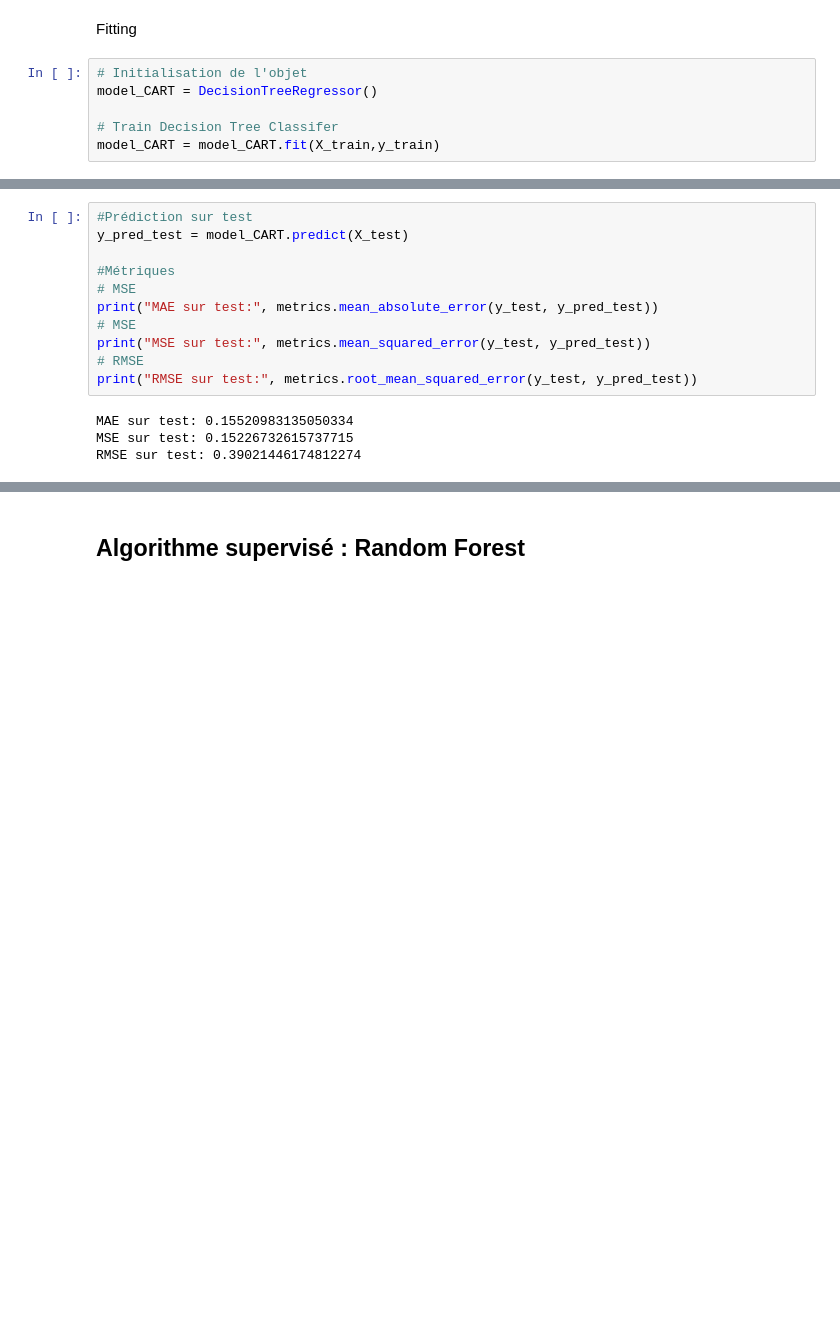
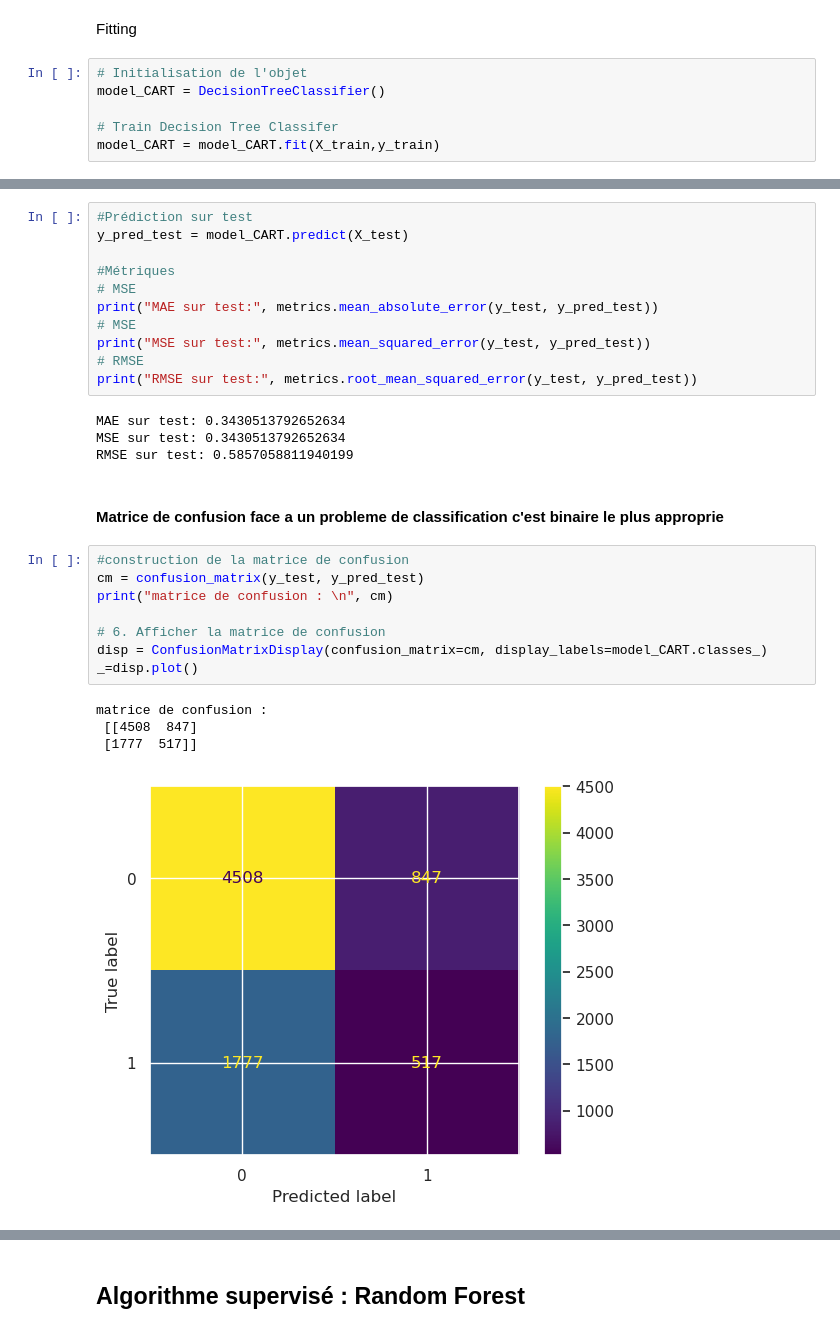
Before and after one commit to Ulrichnk/Projet_macahine_learning, a Jupyter notebook: projet.ipynb, the cells around one changed output, grey strips where cells are left out. Cells and saved outputs as stored; diff of their text form; blank space fills up the shorter version.

```diff
--- a/projet.ipynb
+++ b/projet.ipynb
@@ -744,7 +815,7 @@ X_train, X_test, y_train, y_test = train_test_split(X, Y, test_size=0.2, random_
 Fitting
 # %%
 # Initialisation de l'objet
-model_CART = DecisionTreeRegressor()
+model_CART = DecisionTreeClassifier()
 
 # Train Decision Tree Classifer
 model_CART = model_CART.fit(X_train,y_train)
@@ -775,6 +846,21 @@ print("MSE sur test:", metrics.mean_squared_error(y_test, y_pred_test))
 # RMSE
 print("RMSE sur test:", metrics.root_mean_squared_error(y_test, y_pred_test))
 # %% [output]
-MAE sur test: 0.15520983135050334
-MSE sur test: 0.15226732615737715
-RMSE sur test: 0.39021446174812274
+MAE sur test: 0.3430513792652634
+MSE sur test: 0.3430513792652634
+RMSE sur test: 0.5857058811940199
+# %% [markdown]
+#### Matrice de confusion face a un probleme de classification c'est binaire le plus approprie
+# %%
+#construction de la matrice de confusion
+cm = confusion_matrix(y_test, y_pred_test)
+print("matrice de confusion : \n", cm)
+
+# 6. Afficher la matrice de confusion
+disp = ConfusionMatrixDisplay(confusion_matrix=cm, display_labels=model_CART.classes_)
+_=disp.plot()
+# %% [output]
+matrice de confusion :
+ [[4508  847]
+ [1777  517]]
+[figure, added]
```
Also changed, not shown: parts of 17 cells of this notebook.
